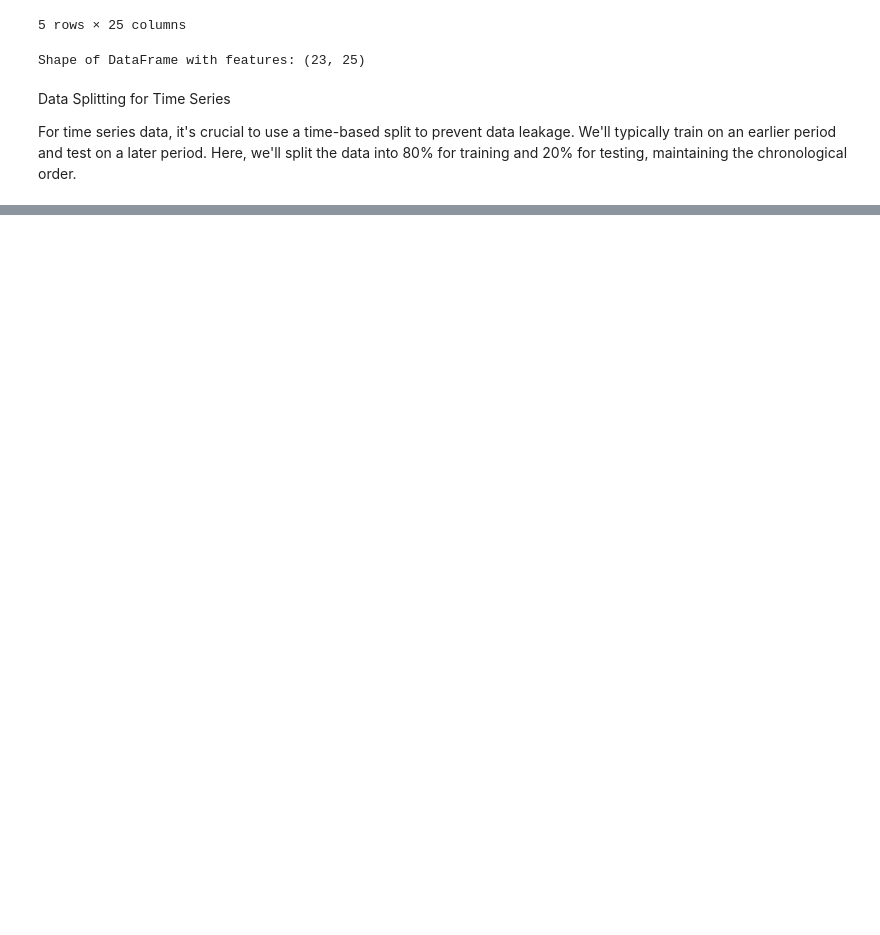
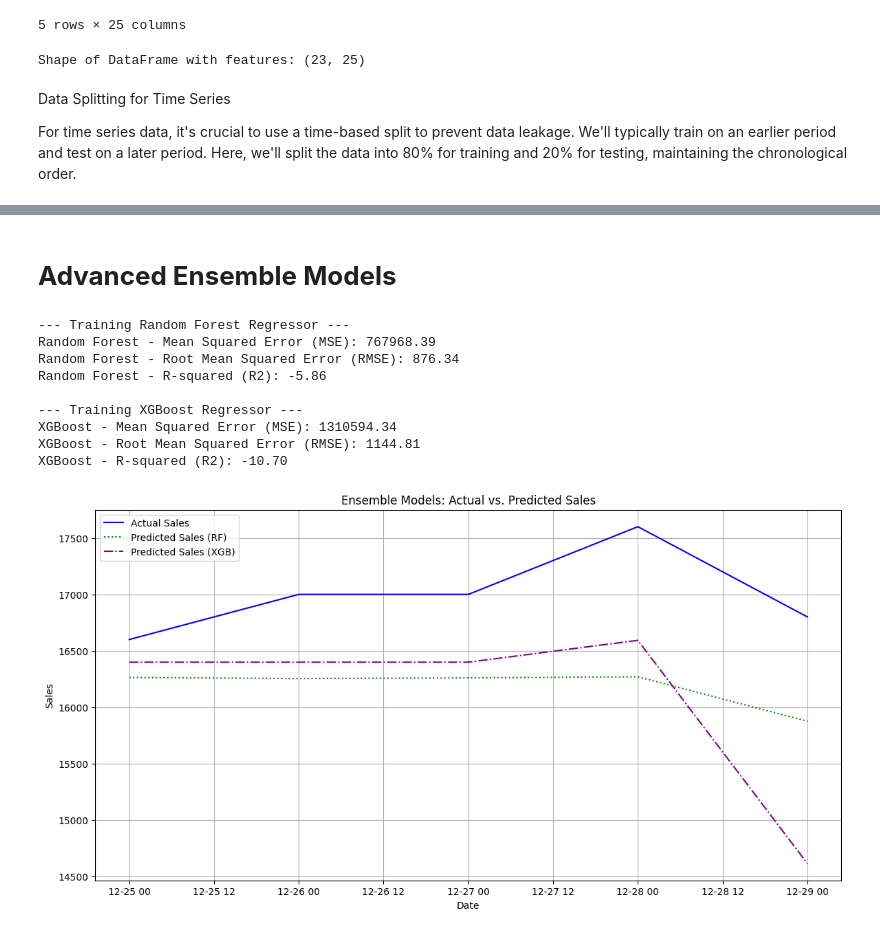
Before and after one commit to athiqhahammad2-art/Food-Restaurant-Services---AI-DemandForecasting-and-Inventory-Optimization, a Jupyter notebook: Internship_2nd_Project.ipynb, the cells around one changed output, grey strips where cells are left out. Saved outputs shown, nothing was run; the diff lists cells and outputs as text; code cells hidden in the pictures; blank space fills up the shorter version.

```diff
--- a/Internship_2nd_Project.ipynb
+++ b/Internship_2nd_Project.ipynb
@@ -549,0 +616,61 @@ For time series data, it's crucial to use a time-based split to prevent data lea
+# %% [markdown]
+# **Advanced Ensemble Models**
+# %%
+from sklearn.ensemble import RandomForestRegressor
+import xgboost as xgb
+import matplotlib.pyplot as plt
+from sklearn.metrics import mean_squared_error, r2_score
+import numpy as np
+
+# --- Random Forest Regressor ---
+print("\n--- Training Random Forest Regressor ---")
+rf_model = RandomForestRegressor(n_estimators=100, random_state=42, n_jobs=-1) # Use n_jobs=-1 for parallel processing
+rf_model.fit(X_train, y_train)
+
+y_pred_rf = rf_model.predict(X_test)
+
+mse_rf = mean_squared_error(y_test, y_pred_rf)
+rmse_rf = np.sqrt(mse_rf)
+r2_rf = r2_score(y_test, y_pred_rf)
+
+print(f"Random Forest - Mean Squared Error (MSE): {mse_rf:.2f}")
+print(f"Random Forest - Root Mean Squared Error (RMSE): {rmse_rf:.2f}")
+print(f"Random Forest - R-squared (R2): {r2_rf:.2f}")
+
+# --- XGBoost Regressor ---
+print("\n--- Training XGBoost Regressor ---")
+xgb_model = xgb.XGBRegressor(n_estimators=100, learning_rate=0.1, random_state=42, n_jobs=-1)
+xgb_model.fit(X_train, y_train)
+
+y_pred_xgb = xgb_model.predict(X_test)
+
+mse_xgb = mean_squared_error(y_test, y_pred_xgb)
+rmse_xgb = np.sqrt(mse_xgb)
+r2_xgb = r2_score(y_test, y_pred_xgb)
+
+print(f"XGBoost - Mean Squared Error (MSE): {mse_xgb:.2f}")
+print(f"XGBoost - Root Mean Squared Error (RMSE): {rmse_xgb:.2f}")
+print(f"XGBoost - R-squared (R2): {r2_xgb:.2f}")
+
+# Visualize predictions vs actuals for Random Forest and XGBoost
+plt.figure(figsize=(14, 7))
+plt.plot(y_test.index, y_test, label='Actual Sales', color='blue')
+plt.plot(y_test.index, y_pred_rf, label='Predicted Sales (RF)', color='green', linestyle=':')
+plt.plot(y_test.index, y_pred_xgb, label='Predicted Sales (XGB)', color='purple', linestyle='-.')
+plt.title('Ensemble Models: Actual vs. Predicted Sales')
+plt.xlabel('Date')
+plt.ylabel('Sales')
+plt.legend()
+plt.grid(True)
+plt.show()
+# %% [output]
+--- Training Random Forest Regressor ---
+Random Forest - Mean Squared Error (MSE): 767968.39
+Random Forest - Root Mean Squared Error (RMSE): 876.34
+Random Forest - R-squared (R2): -5.86
+
+--- Training XGBoost Regressor ---
+XGBoost - Mean Squared Error (MSE): 1310594.34
+XGBoost - Root Mean Squared Error (RMSE): 1144.81
+XGBoost - R-squared (R2): -10.70
+[figure, added]
```
Also changed, not shown: parts of 5 cells of this notebook.
